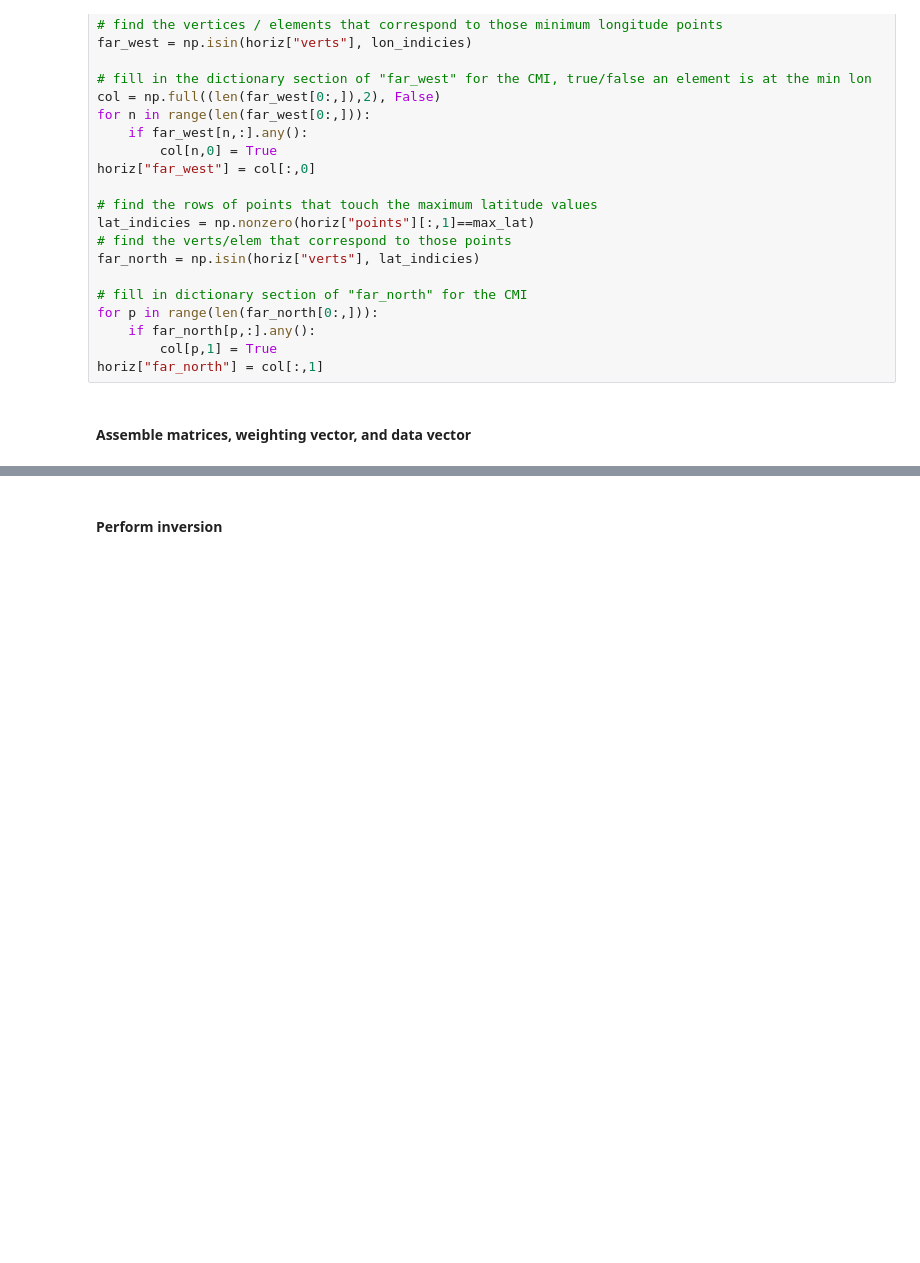
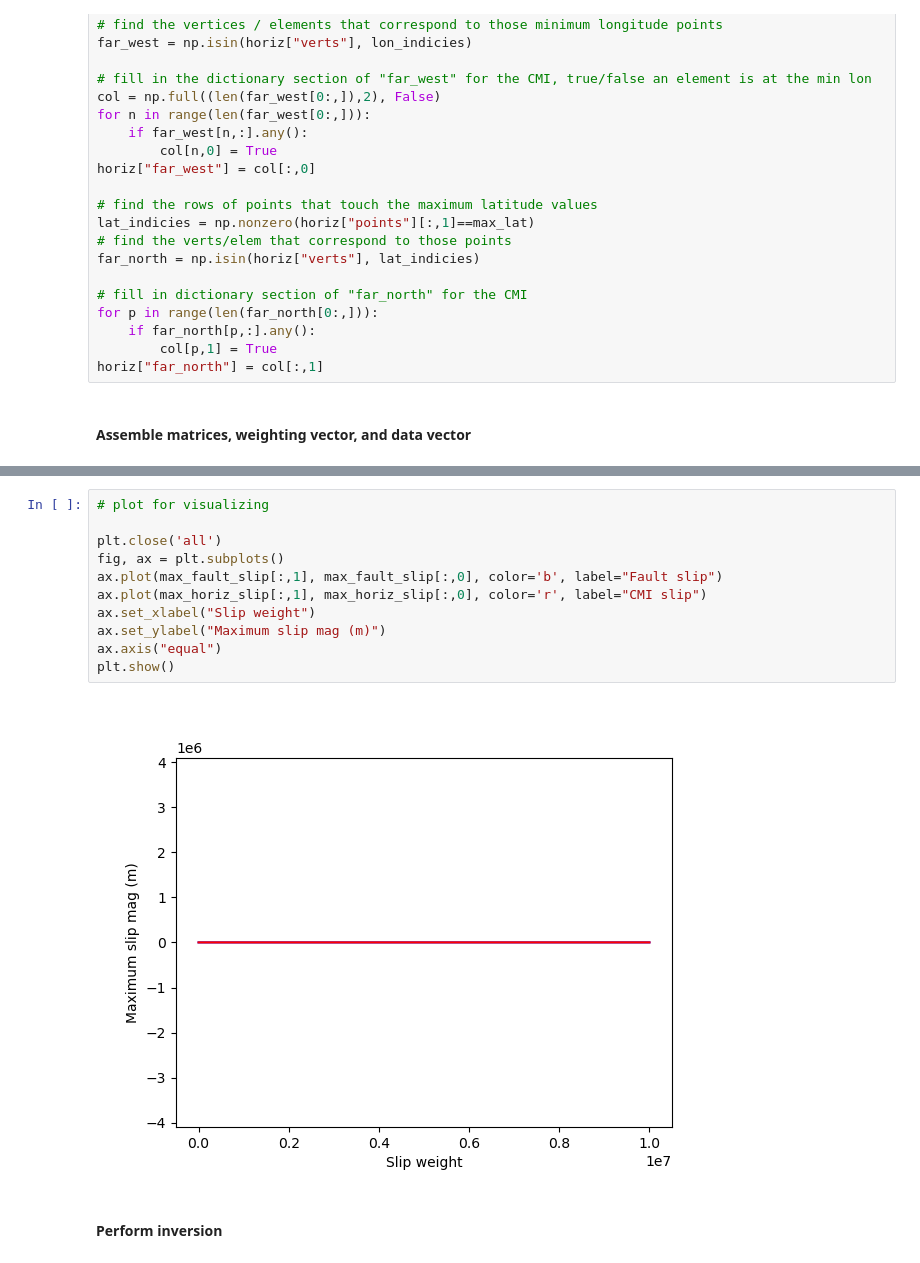
Before and after one commit to e-middleton/Emily_fault_displacement, a Jupyter notebook: CMI.ipynb, the cells around one changed output, grey strips where cells are left out. Drawn from its saved outputs; the diff is of its cells as text; blank space fills up the shorter version.

```diff
--- a/CMI.ipynb
+++ b/CMI.ipynb
@@ -876,3 +933,16 @@ for mesh_idx in range(len(meshes)+2):
+# %%
+# plot for visualizing
+
+plt.close('all')
+fig, ax = plt.subplots()
+ax.plot(max_fault_slip[:,1], max_fault_slip[:,0], color='b', label="Fault slip")
+ax.plot(max_horiz_slip[:,1], max_horiz_slip[:,0], color='r', label="CMI slip")
+ax.set_xlabel("Slip weight")
+ax.set_ylabel("Maximum slip mag (m)")
+ax.axis("equal")
+plt.show()
+# %% [output]
+[figure, added]
 # %% [markdown]
 #### Perform inversion
 # %%
```
Also changed, not shown: parts of 2 cells of this notebook.
